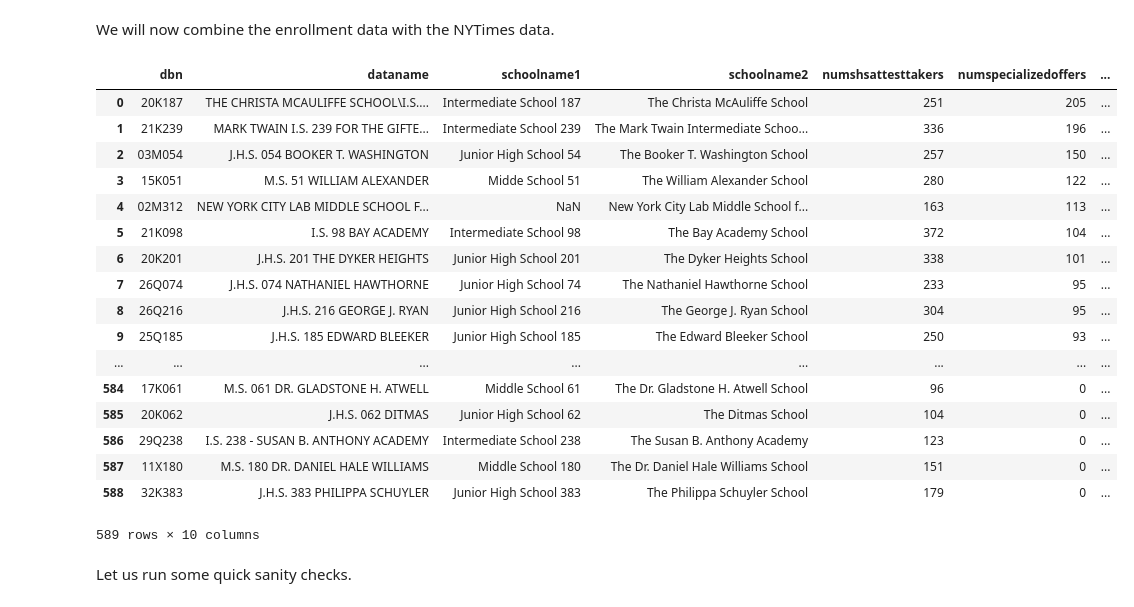
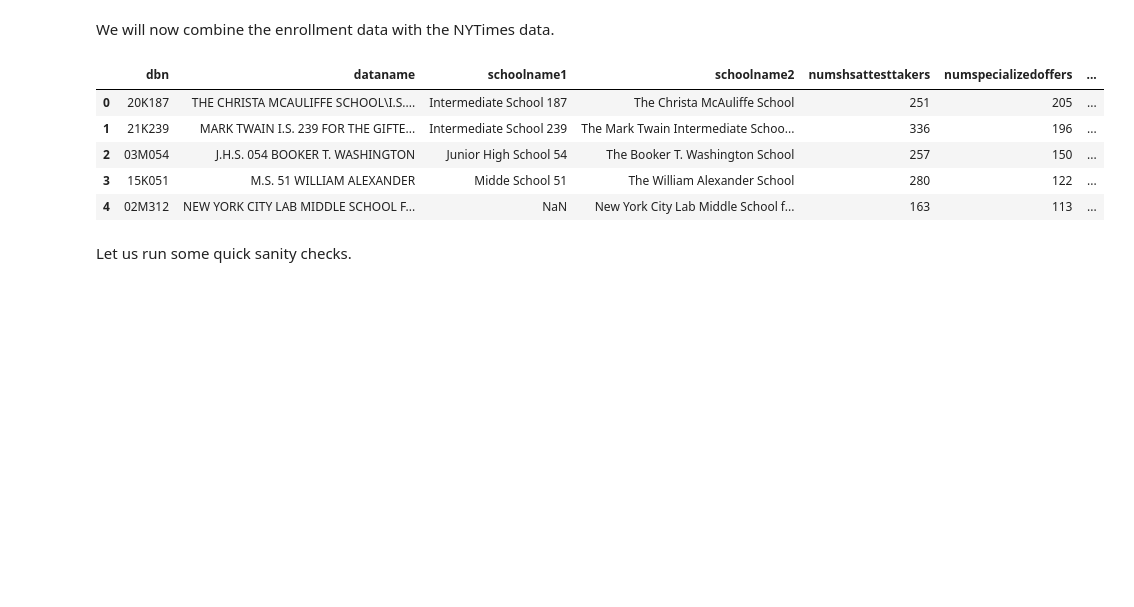
Before and after one commit to mwinton/W207-final-project, a Jupyter notebook: PASSNYC_deepak_nagaraj.ipynb, the cells around one changed output. Saved outputs shown, nothing was run; the diff lists cells and outputs as text; code cells hidden in the pictures; blank space fills up the shorter version.

```diff
--- a/PASSNYC_deepak_nagaraj.ipynb
+++ b/PASSNYC_deepak_nagaraj.ipynb
@@ -297,26 +249,14 @@ display(shsat_eligible_class_size_df)
 We will now combine the enrollment data with the NYTimes data.
 # %%
 combined_df = nyt_df.merge(shsat_eligible_class_size_df, on='dbn', how='left')
-display(combined_df)
+combined_df.head(5)
 # %% [output]
 |  | dbn | dataname | schoolname1 | schoolname2 | numshsattesttakers | numspecializedoffers | ... |
 | 0 | 20K187 | THE CHRISTA MCAULIFFE SCHOOL\I.S.... | Intermediate School 187 | The Christa McAuliffe School | 251 | 205 | ... |
 | 1 | 21K239 | MARK TWAIN I.S. 239 FOR THE GIFTE... | Intermediate School 239 | The Mark Twain Intermediate Schoo... | 336 | 196 | ... |
 | 2 | 03M054 | J.H.S. 054 BOOKER T. WASHINGTON | Junior High School 54 | The Booker T. Washington School | 257 | 150 | ... |
 | 3 | 15K051 | M.S. 51 WILLIAM ALEXANDER | Midde School 51 | The William Alexander School | 280 | 122 | ... |
 | 4 | 02M312 | NEW YORK CITY LAB MIDDLE SCHOOL F... | NaN | New York City Lab Middle School f... | 163 | 113 | ... |
-| 5 | 21K098 | I.S. 98 BAY ACADEMY | Intermediate School 98 | The Bay Academy School | 372 | 104 | ... |
-| 6 | 20K201 | J.H.S. 201 THE DYKER HEIGHTS | Junior High School 201 | The Dyker Heights School | 338 | 101 | ... |
-| 7 | 26Q074 | J.H.S. 074 NATHANIEL HAWTHORNE | Junior High School 74 | The Nathaniel Hawthorne School | 233 | 95 | ... |
-| 8 | 26Q216 | J.H.S. 216 GEORGE J. RYAN | Junior High School 216 | The George J. Ryan School | 304 | 95 | ... |
-| 9 | 25Q185 | J.H.S. 185 EDWARD BLEEKER | Junior High School 185 | The Edward Bleeker School | 250 | 93 | ... |
-| ... | ... | ... | ... | ... | ... | ... | ... |
-| 584 | 17K061 | M.S. 061 DR. GLADSTONE H. ATWELL | Middle School 61 | The Dr. Gladstone H. Atwell School | 96 | 0 | ... |
-| 585 | 20K062 | J.H.S. 062 DITMAS | Junior High School 62 | The Ditmas School | 104 | 0 | ... |
-| 586 | 29Q238 | I.S. 238 - SUSAN B. ANTHONY ACADEMY | Intermediate School 238 | The Susan B. Anthony Academy | 123 | 0 | ... |
-| 587 | 11X180 | M.S. 180 DR. DANIEL HALE WILLIAMS | Middle School 180 | The Dr. Daniel Hale Williams School | 151 | 0 | ... |
-| 588 | 32K383 | J.H.S. 383 PHILIPPA SCHUYLER | Junior High School 383 | The Philippa Schuyler School | 179 | 0 | ... |
-589 rows × 10 columns
 # %% [markdown]
 Let us run some quick sanity checks.
 # %%
```
Also changed, not shown: parts of 12 cells of this notebook.
